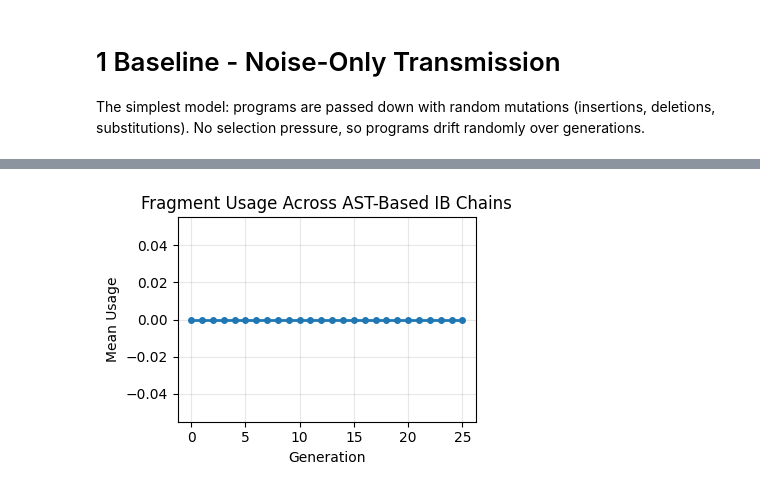
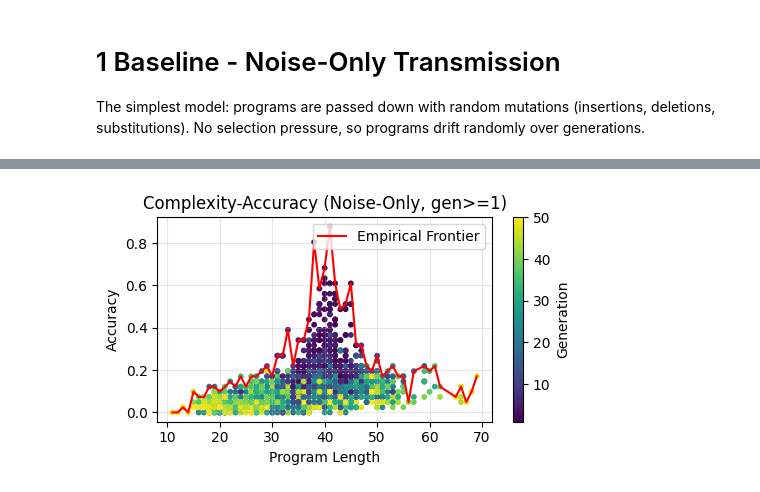
Before and after one commit to wppqywq/compositional-modeling, a Jupyter notebook: notebooks_new/4_transmission_chain.ipynb, the cells around one changed output, grey strips where cells are left out. Saved outputs shown, nothing was run; the diff lists cells and outputs as text; code cells hidden in the pictures.

```diff
--- a/notebooks_new/4_transmission_chain.ipynb
+++ b/notebooks_new/4_transmission_chain.ipynb
@@ -554,14 +260,37 @@ plt.show()
-# %%
-# Fragment usage over generations (averaged across chains)
-frag_by_gen = multi_ast_df.groupby("generation")["fragment_usage"].mean().reset_index()
-
-plt.figure(figsize=(4, 3))
-plt.plot(frag_by_gen["generation"], frag_by_gen["fragment_usage"], marker=".", linewidth=2, markersize=8)
-plt.xlabel("Generation")
-plt.ylabel("Mean Usage")
-plt.title("Fragment Usage Across AST-Based IB Chains")
-plt.grid(alpha=0.3)
-plt.tight_layout()
-plt.show()
-# %% [output]
-[figure, removed]
+# %%
+
+# Complexity-accuracy scatter plot (noise-only)
+
+# ignore early gen
+multi_df = multi_df[multi_df["generation"] >=1]
+plt.figure(figsize=(5, 3))
+sc = plt.scatter(
+    multi_df["length_expanded"],
+    multi_df["accuracy"],
+    c=multi_df["generation"],
+    s=10,
+)
+plt.colorbar(sc, label="Generation")
+plt.xlabel("Program Length")
+plt.ylabel("Accuracy")
+plt.title("Complexity-Accuracy (Noise-Only, gen>=1)")
+plt.grid(alpha=0.3)
+
+# Empirical efficiency frontier
+frontier = (
+    multi_df.groupby("length_expanded")["accuracy"]
+    .max()
+    .reset_index()
+    .sort_values("length_expanded")
+)
+plt.plot(
+    frontier["length_expanded"],
+    frontier["accuracy"],
+    color="red",
+    label="Empirical Frontier"
+)
+plt.legend()
+plt.tight_layout()
+plt.show()
+# %% [output]
+[figure, added]
```
Also changed, not shown: parts of 52 cells of this notebook, 3 other files.
